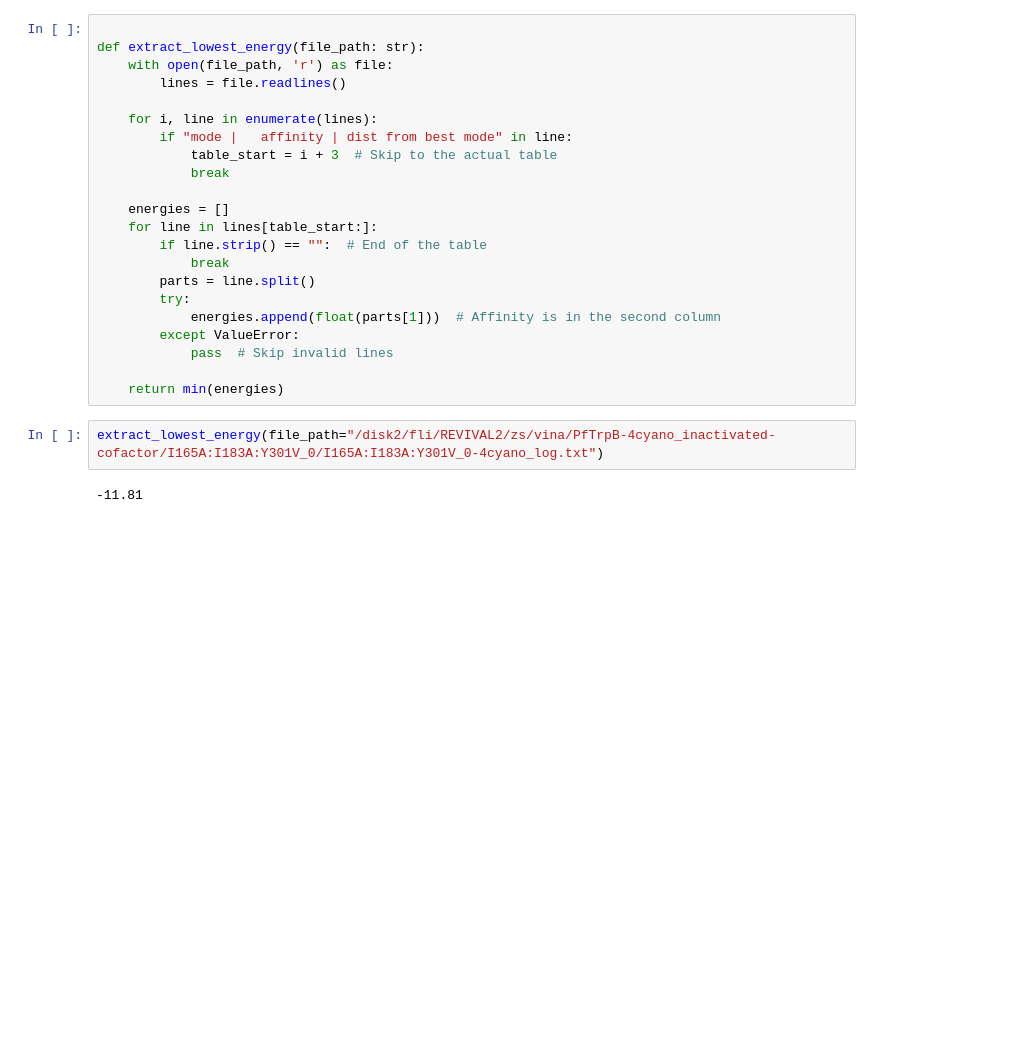
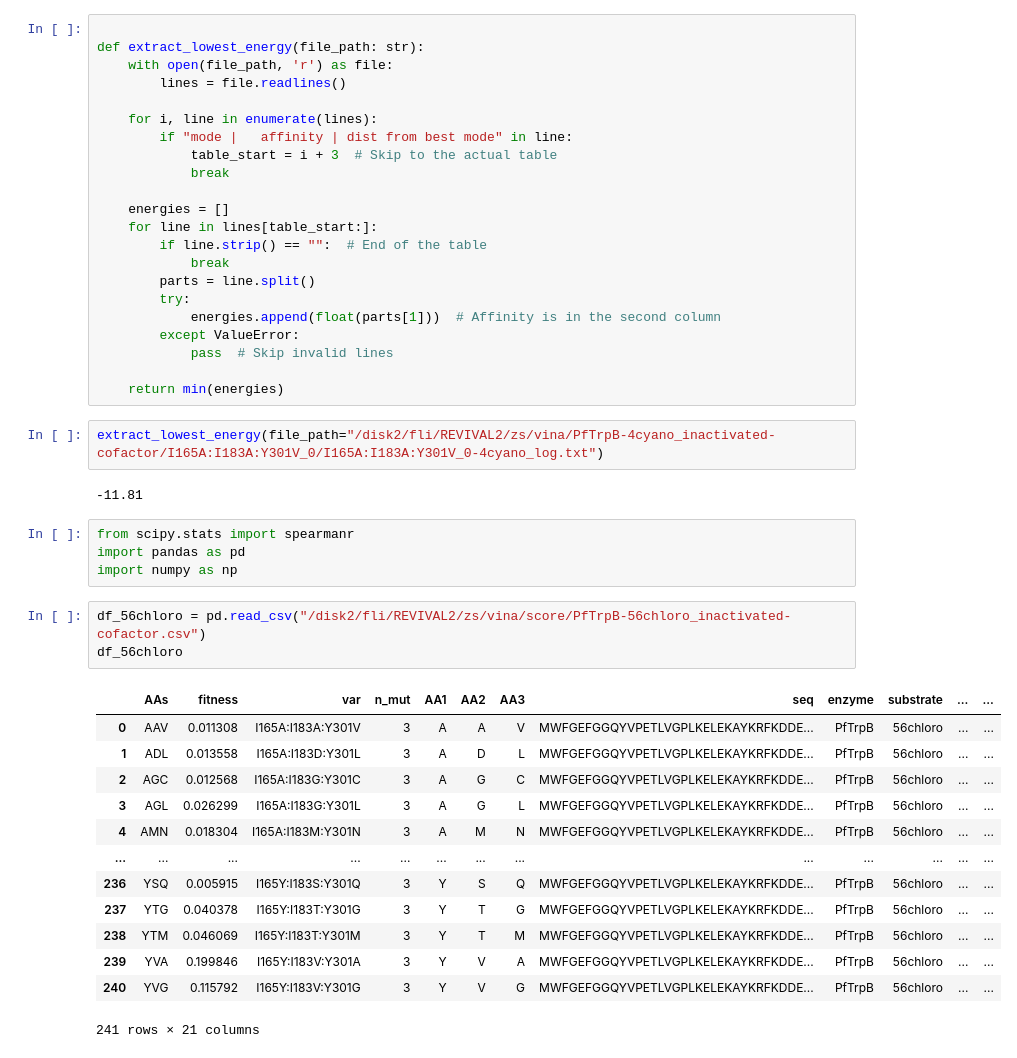
Before and after one commit to fhalab/substrate_aware_zs, a Jupyter notebook: sandbox/test_vina.ipynb, the cells around one changed output. Drawn from its saved outputs; the diff is of its cells as text; blank space fills up the shorter version.

```diff
--- a/sandbox/test_vina.ipynb
+++ b/sandbox/test_vina.ipynb
@@ -102,3 +102,24 @@ def extract_lowest_energy(file_path: str):
 extract_lowest_energy(file_path="/disk2/fli/REVIVAL2/zs/vina/PfTrpB-4cyano_inactivated-cofactor/I165A:I183A:Y301V_0/I165A:I183A:Y301V_0-4cyano_log.txt")
 # %% [output]
 -11.81
+# %%
+from scipy.stats import spearmanr
+import pandas as pd
+import numpy as np
+# %%
+df_56chloro = pd.read_csv("/disk2/fli/REVIVAL2/zs/vina/score/PfTrpB-56chloro_inactivated-cofactor.csv")
+df_56chloro
+# %% [output]
+|  | AAs | fitness | var | n_mut | AA1 | AA2 | AA3 | seq | enzyme | substrate | ... | ... |
+| 0 | AAV | 0.011308 | I165A:I183A:Y301V | 3 | A | A | V | MWFGEFGGQYVPETLVGPLKELEKAYKRFKDDE... | PfTrpB | 56chloro | ... | ... |
+| 1 | ADL | 0.013558 | I165A:I183D:Y301L | 3 | A | D | L | MWFGEFGGQYVPETLVGPLKELEKAYKRFKDDE... | PfTrpB | 56chloro | ... | ... |
+| 2 | AGC | 0.012568 | I165A:I183G:Y301C | 3 | A | G | C | MWFGEFGGQYVPETLVGPLKELEKAYKRFKDDE... | PfTrpB | 56chloro | ... | ... |
+| 3 | AGL | 0.026299 | I165A:I183G:Y301L | 3 | A | G | L | MWFGEFGGQYVPETLVGPLKELEKAYKRFKDDE... | PfTrpB | 56chloro | ... | ... |
+| 4 | AMN | 0.018304 | I165A:I183M:Y301N | 3 | A | M | N | MWFGEFGGQYVPETLVGPLKELEKAYKRFKDDE... | PfTrpB | 56chloro | ... | ... |
+| ... | ... | ... | ... | ... | ... | ... | ... | ... | ... | ... | ... | ... |
+| 236 | YSQ | 0.005915 | I165Y:I183S:Y301Q | 3 | Y | S | Q | MWFGEFGGQYVPETLVGPLKELEKAYKRFKDDE... | PfTrpB | 56chloro | ... | ... |
+| 237 | YTG | 0.040378 | I165Y:I183T:Y301G | 3 | Y | T | G | MWFGEFGGQYVPETLVGPLKELEKAYKRFKDDE... | PfTrpB | 56chloro | ... | ... |
+| 238 | YTM | 0.046069 | I165Y:I183T:Y301M | 3 | Y | T | M | MWFGEFGGQYVPETLVGPLKELEKAYKRFKDDE... | PfTrpB | 56chloro | ... | ... |
+| 239 | YVA | 0.199846 | I165Y:I183V:Y301A | 3 | Y | V | A | MWFGEFGGQYVPETLVGPLKELEKAYKRFKDDE... | PfTrpB | 56chloro | ... | ... |
+| 240 | YVG | 0.115792 | I165Y:I183V:Y301G | 3 | Y | V | G | MWFGEFGGQYVPETLVGPLKELEKAYKRFKDDE... | PfTrpB | 56chloro | ... | ... |
+241 rows × 21 columns
```
Also changed, not shown: parts of 6 cells of this notebook, 6 other files.
